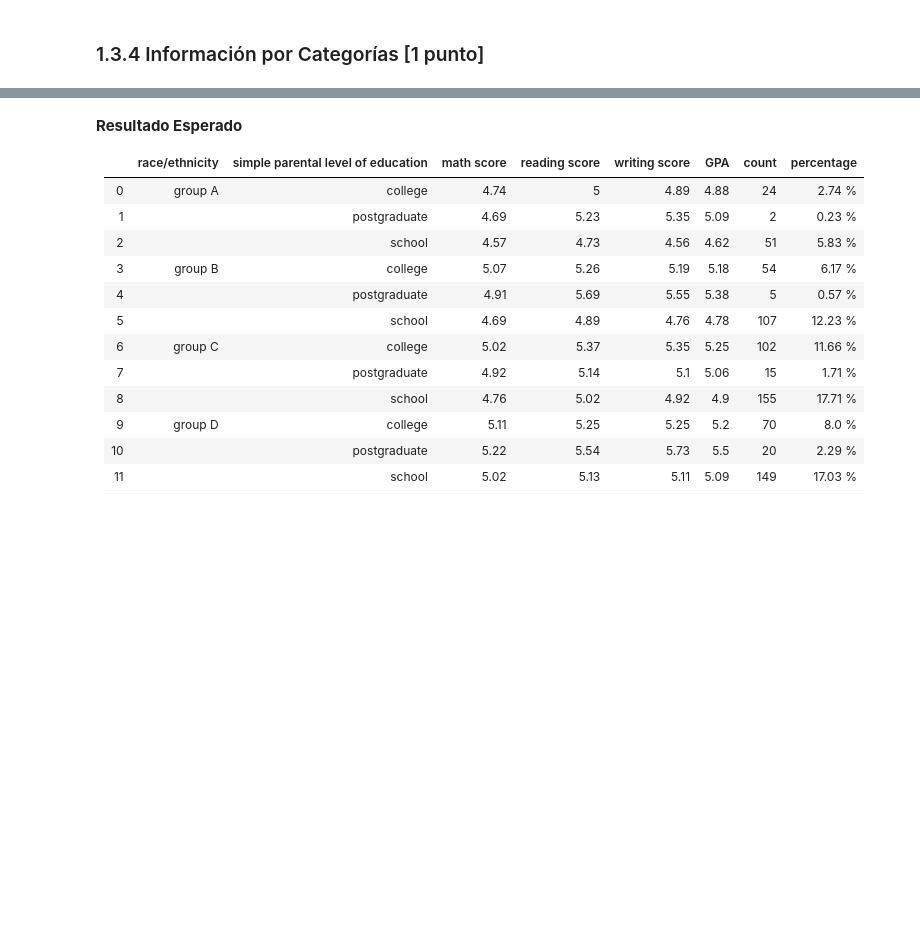
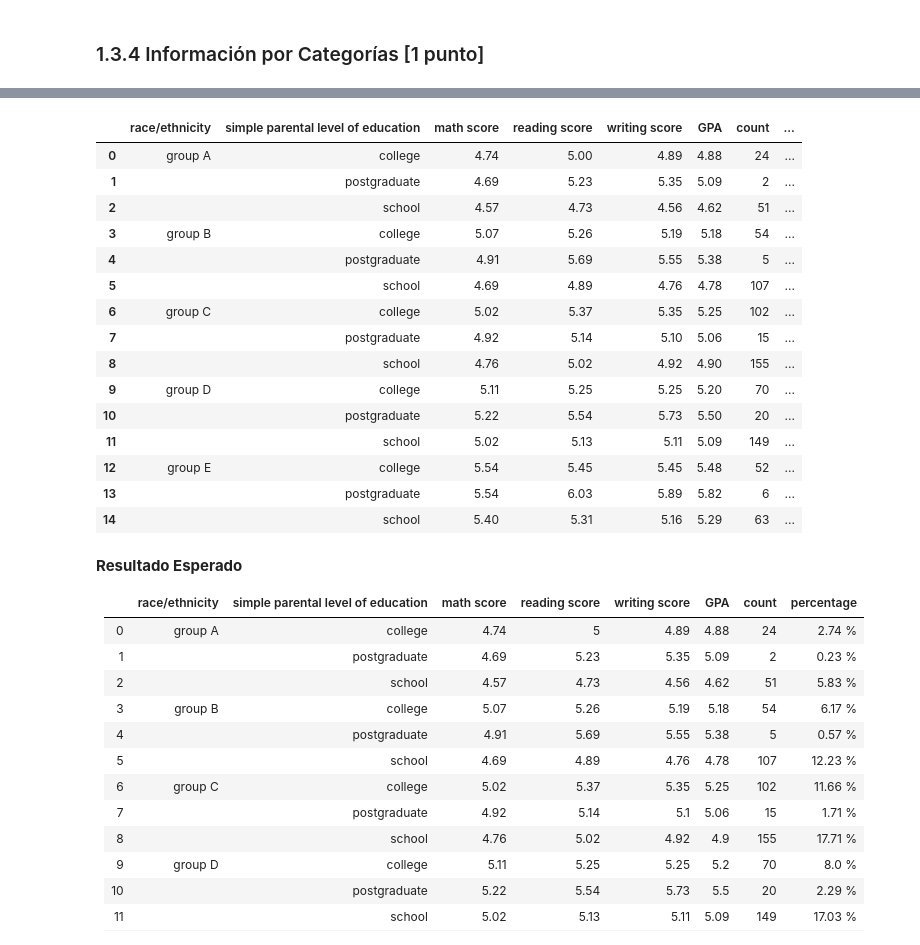
Before and after one commit to tomasaguirre-ignacioalbornoz/MDS7202, a Jupyter notebook: lab5/Laboratorio5_enunciado.ipynb, the cells around one changed output, grey strips where cells are left out. Cells and saved outputs as stored; diff of their text form; code cells hidden in the pictures; blank space fills up the shorter version.

```diff
--- a/lab5/Laboratorio5_enunciado.ipynb
+++ b/lab5/Laboratorio5_enunciado.ipynb
@@ -276,3 +292,48 @@ Ellipsis
+# %%
+# Agrupa por las columnas 'race/ethnicity' y ' simple parental level of education', y calcula el promedio de las notas
+df_agregado_1 = df_grades.groupby(['race/ethnicity', 'simple parental level of education'])[['math score', 'reading score', 'writing score', "GPA"]].mean().reset_index()
+# %%
+# Agrupa por las mismas columnas y cuenta los alumnos en cada grupo
+df_agregado_2 = df_grades.groupby(['race/ethnicity', 'simple parental level of education']).size().reset_index(name='count')
+
+# Concatena los DataFrames a lo largo de las filas
+df_agregado = pd.concat([df_agregado_1, df_agregado_2['count']], axis=1)
+# %%
+# Calcula el total de alumnos en todas las filas
+total_students = df_agregado['count'].sum()
+
+# Calcula el porcentaje y crea una nueva columna 'Percentage'
+df_agregado['percentage'] = (df_agregado['count'] / total_students) * 100
+# %%
+# Detalles
+
+# Redondear todo a dos decimales
+df_agregado = df_agregado.round(2)
+
+# Símbolo de porcentaje
+df_agregado['percentage'] = df_agregado['percentage'].apply(lambda x: '{:.2f}%'.format(round(x, 2)))
+
+# Solo el primer nombre del grupo
+df_agregado['race/ethnicity'] = df_agregado['race/ethnicity'].mask(df_agregado['race/ethnicity'].duplicated(), '')
+# %%
+df_agregado
+# %% [output]
+|  | race/ethnicity | simple parental level of education | math score | reading score | writing score | GPA | count | ... |
+| 0 | group A | college | 4.74 | 5.00 | 4.89 | 4.88 | 24 | ... |
+| 1 |  | postgraduate | 4.69 | 5.23 | 5.35 | 5.09 | 2 | ... |
+| 2 |  | school | 4.57 | 4.73 | 4.56 | 4.62 | 51 | ... |
+| 3 | group B | college | 5.07 | 5.26 | 5.19 | 5.18 | 54 | ... |
+| 4 |  | postgraduate | 4.91 | 5.69 | 5.55 | 5.38 | 5 | ... |
+| 5 |  | school | 4.69 | 4.89 | 4.76 | 4.78 | 107 | ... |
+| 6 | group C | college | 5.02 | 5.37 | 5.35 | 5.25 | 102 | ... |
+| 7 |  | postgraduate | 4.92 | 5.14 | 5.10 | 5.06 | 15 | ... |
+| 8 |  | school | 4.76 | 5.02 | 4.92 | 4.90 | 155 | ... |
+| 9 | group D | college | 5.11 | 5.25 | 5.25 | 5.20 | 70 | ... |
+| 10 |  | postgraduate | 5.22 | 5.54 | 5.73 | 5.50 | 20 | ... |
+| 11 |  | school | 5.02 | 5.13 | 5.11 | 5.09 | 149 | ... |
+| 12 | group E | college | 5.54 | 5.45 | 5.45 | 5.48 | 52 | ... |
+| 13 |  | postgraduate | 5.54 | 6.03 | 5.89 | 5.82 | 6 | ... |
+| 14 |  | school | 5.40 | 5.31 | 5.16 | 5.29 | 63 | ... |
 # %% [markdown]
 **Resultado Esperado**
 
```
Also changed, not shown: parts of 5 cells of this notebook.
